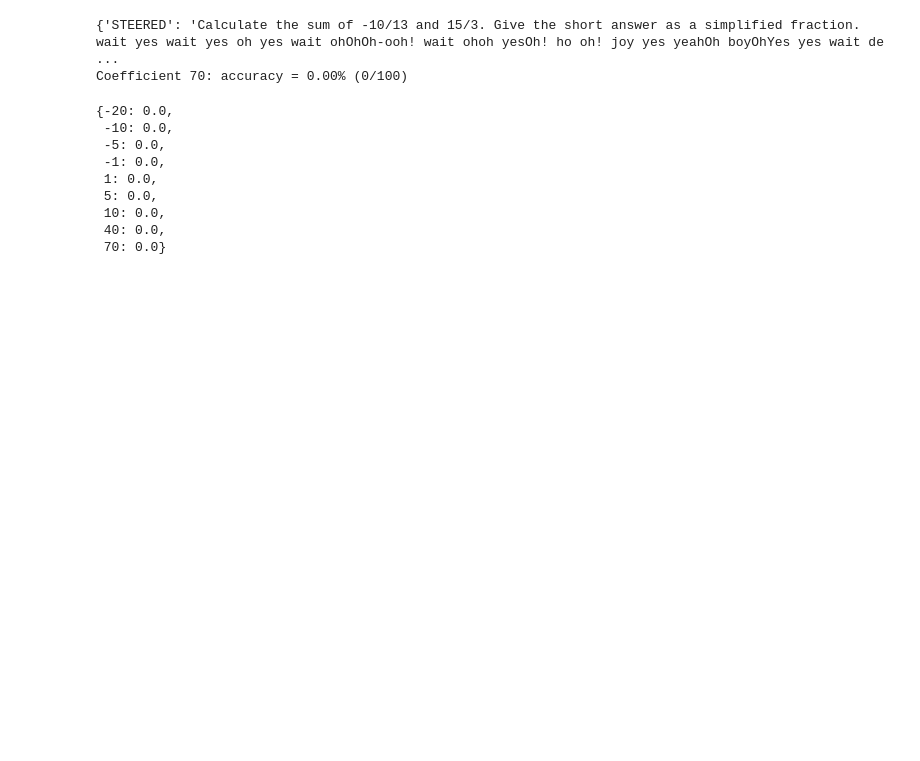
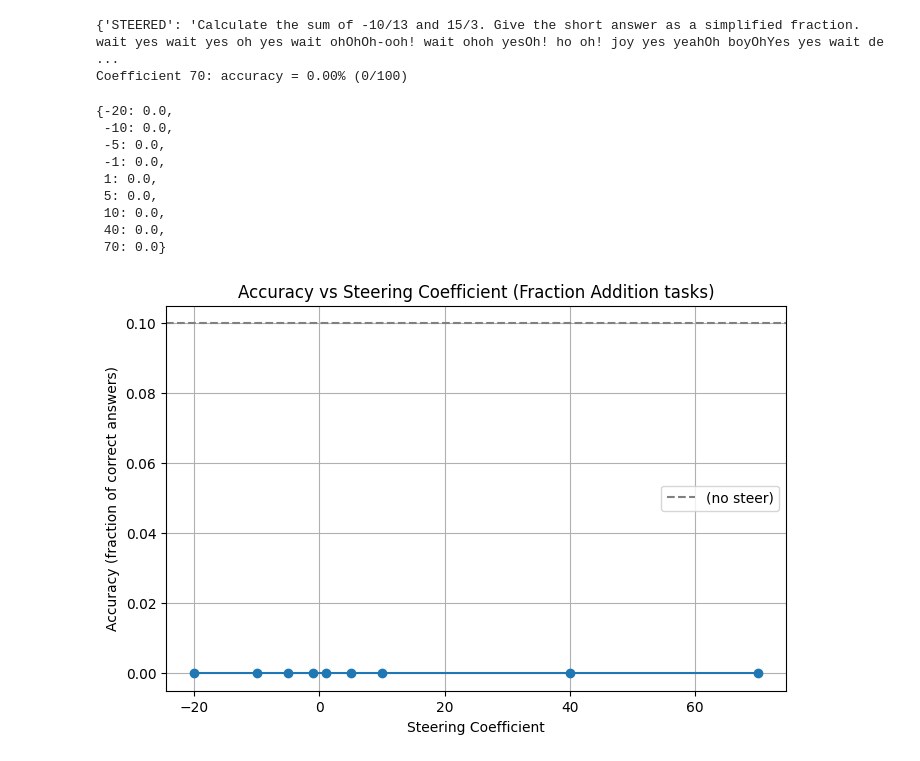
Before and after one commit to evdaddy/steering, a Jupyter notebook: Deepseek_steering.ipynb, the cells around one changed output. Cells and saved outputs as stored; diff of their text form; code cells hidden in the pictures; blank space fills up the shorter version.

```diff
--- a/Deepseek_steering.ipynb
+++ b/Deepseek_steering.ipynb
@@ -222,3 +222,21 @@ for key, val in answers.items():
     for i, answ in enumerate(val):
         if dataset[i][1] in answ:
           print(dataset[i][1])
+# %%
+import matplotlib.pyplot as plt
+
+base_accuracy = 0.1
+coeffs = sorted(accuracy_by_coeff.keys())
+accuracies = [accuracy_by_coeff[c] for c in coeffs]
+
+plt.figure(figsize=(8, 5))
+plt.plot(coeffs, accuracies, marker='o')
+plt.title('Accuracy vs Steering Coefficient (Fraction Addition tasks)')
+plt.xlabel('Steering Coefficient')
+plt.ylabel('Accuracy (fraction of correct answers)')
+plt.axhline(y=base_accuracy, color='gray', linestyle='--', label='(no steer)')
+plt.legend()
+plt.grid(True)
+plt.show()
+# %% [output]
+[figure, added]
```
